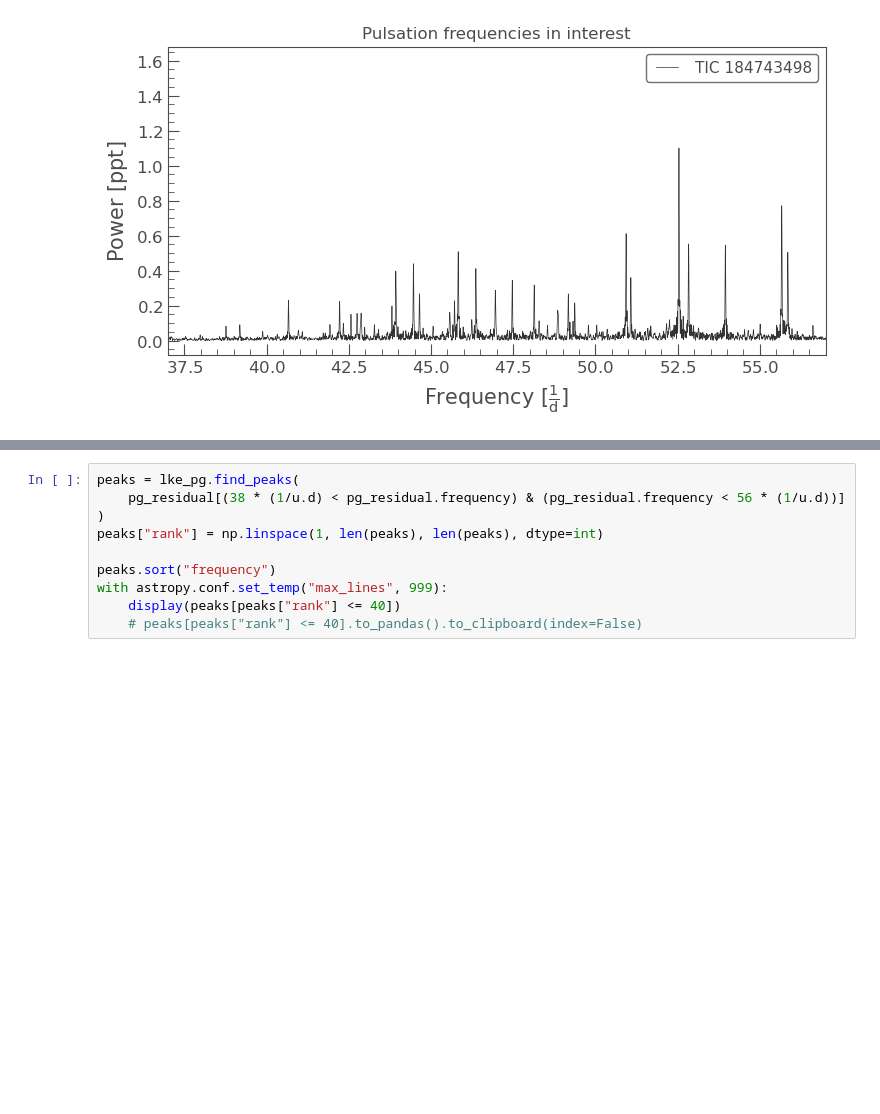
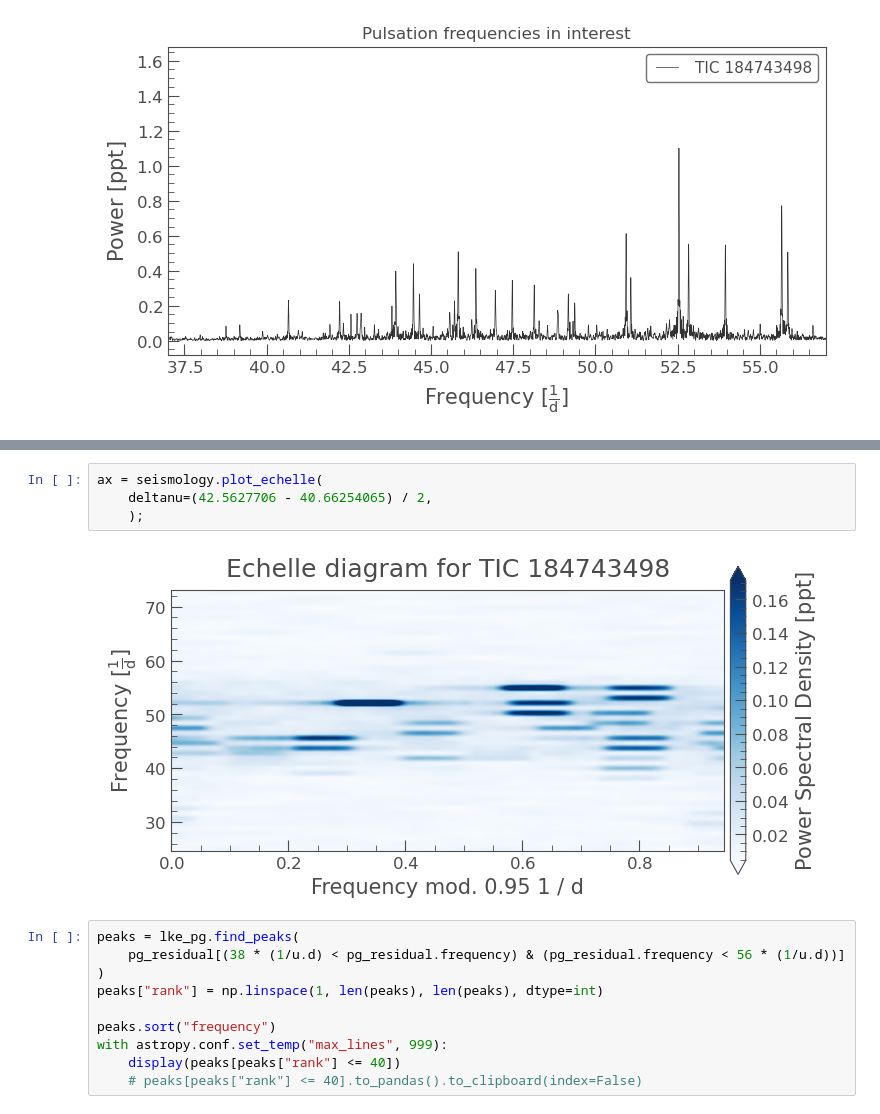
Before and after one commit to orionlee/PH_TESS_I_LightCurveViewer, a Jupyter notebook: targets/TIC_184743498_EB_Triaxial_Pulsators_2024MNRA.ipynb, the cells around one changed output, grey strips where cells are left out. Cells and saved outputs as stored; diff of their text form; blank space fills up the shorter version.

```diff
--- a/targets/TIC_184743498_EB_Triaxial_Pulsators_2024MNRA.ipynb
+++ b/targets/TIC_184743498_EB_Triaxial_Pulsators_2024MNRA.ipynb
@@ -412,3 +416,9 @@ Frequencies (6) and (7): their phases and amplitudes were not robustly character
+# %%
+ax = seismology.plot_echelle(
+    deltanu=(42.5627706 - 40.66254065) / 2,
+    );
+# %% [output]
+[figure, added]
 # %%
 peaks = lke_pg.find_peaks(
     pg_residual[(38 * (1/u.d) < pg_residual.frequency) & (pg_residual.frequency < 56 * (1/u.d))]
```
Also changed, not shown: parts of 21 cells of this notebook.
